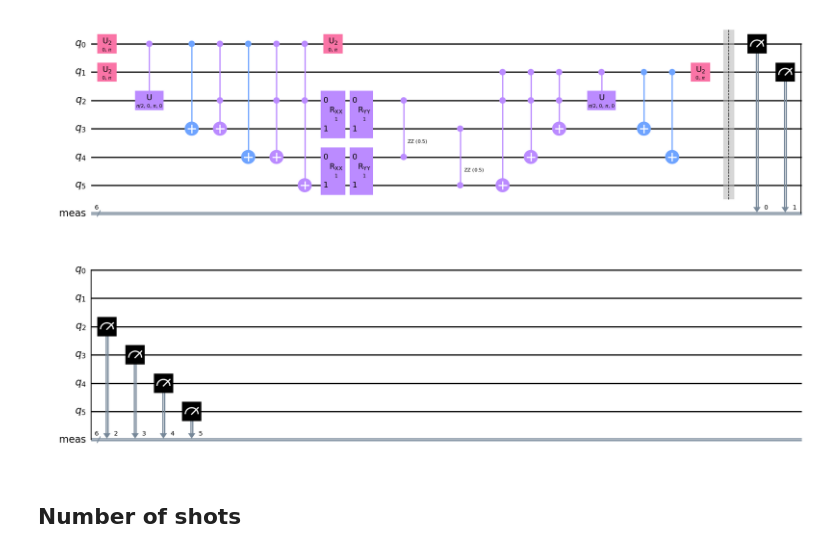
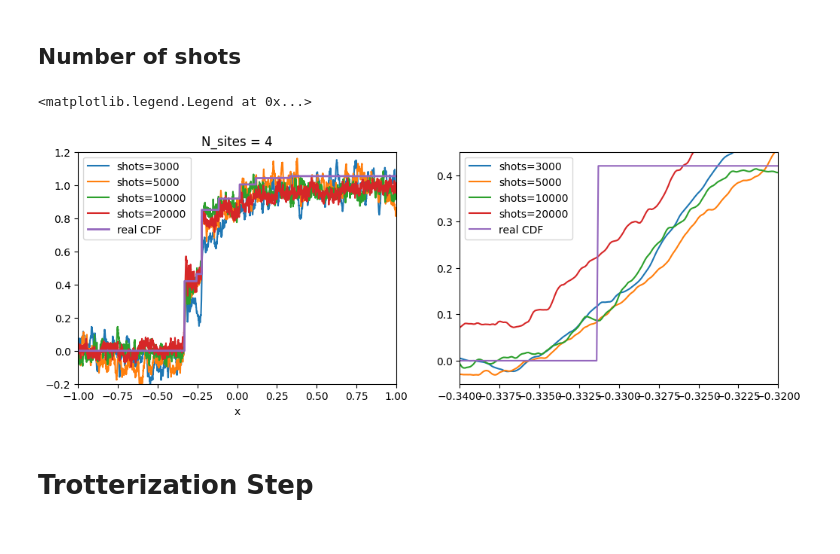
Before and after one commit to Dran-Z/QHack2023-SunnyDelft, a Jupyter notebook: HA_noiseless_qiskit.ipynb, the cells around one changed output. Drawn from its saved outputs; the diff is of its cells as text; code cells hidden in the pictures.

Commit message:
Update Figure and qiskit_noiseless
Ready to use.

```diff
--- a/HA_noiseless_qiskit.ipynb
+++ b/HA_noiseless_qiskit.ipynb
@@ -101,7 +109,3 @@ def get_new_Hadamard_circuit(N_sites, t, U, tau, j, step, initial_state_symmetry
     qc.measure_all()
 
     return qc
-# %%
-get_new_Hadamard_circuit(2,1,1,1,1,1).decompose().draw('mpl')
-# %% [output]
-[figure, removed]
@@ -178 +337,38 @@ def get_Z_list(d, N_sites, t, U, tau, step, shots_list, initial_state_symmetry=T
+# %%
+x_list = np.linspace(-pi/3,pi/3,precision)
+fig, ax = plt.subplots(1,2,figsize=(12,4))
+
+for i in range(len(total_shots_list)):
+    ax[0].plot(x_list,ACDF_list[i],label='shots='+str(total_shots_list[i]*2))
+ax[0].plot(x_list, CDF ,label='real CDF',linewidth=2)
+ax[0].legend()
+ax[0].set_xlabel('x')
+ax[0].set_xlim([-1,1])
+ax[0].set_ylim([-0.2,1.2])
+ax[0].set_title('N_sites = '+str(N_sites))
+
+for i in range(len(total_shots_list)):
+    ax[1].plot(x_list,ACDF_list[i],label='shots='+str(total_shots_list[i]*2))
+ax[1].plot(x_list, CDF,label='real CDF')
+ax[1].set_xlim([-0.34,-0.32])
+# ax[1].hlines(.21, -0.34, -0.32,linestyles='dashdot')
+# ax[1].vlines(-0.3308, -1, 0.21,linestyles='dashed',label='-0.3308')
+# ax[1].vlines(-0.33135, -1, 0,linestyles='dashed',colors='orange')
+ax[1].legend()
+#ax[1].set_xlim([-0.11,-0.08])
+#ax[1].vlines(-0.0964,-1,0)
+#ax[1].vlines(-0.1012,-1,0,linestyles='dashed',colors='orange',label='-.10093')
+#ax[1].vlines(-0.1005,-1,0.18,linestyles='dashed',label='-.1005')
+#ax[1].hlines(0.177,-0.11,0,linestyles='dashdot')
+#ax[1].set_xticks([-.34,-.33135,-.32])
+#ax[1].set_xticks([-.11,-.08])
+#ax[1].text(.01,.01,'-0.3313')
+ax[1].set_ylim([-0.05,0.45])
+#ax[1].set_xlabel('x')
+ax[1].legend()
+# %% [output]
+<matplotlib.legend.Legend at 0x...>
+[figure, added]
+# %% [markdown]
+# Trotterization Step
 # %%
```
Also changed, not shown: parts of 10 cells of this notebook, 7 other files.
